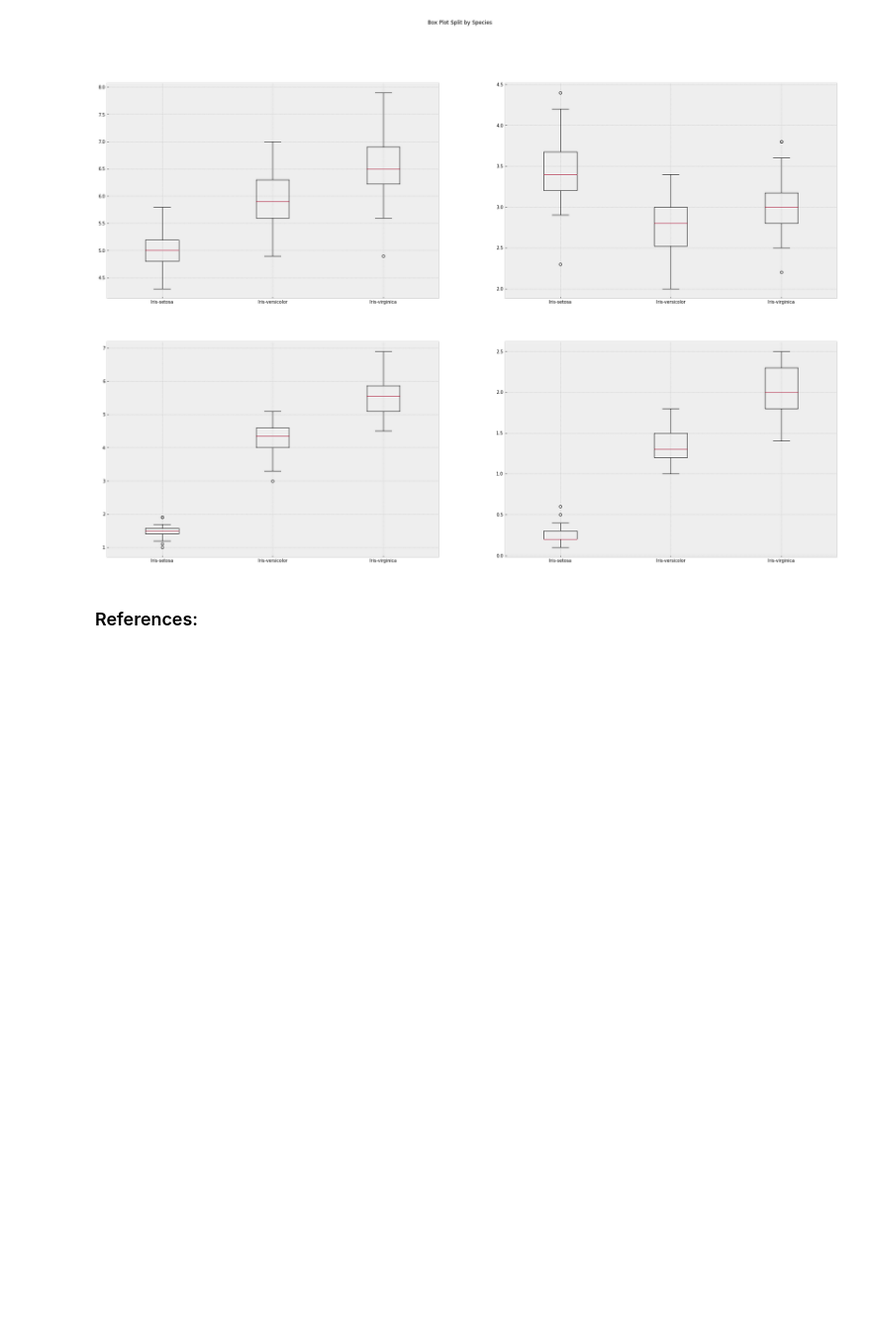
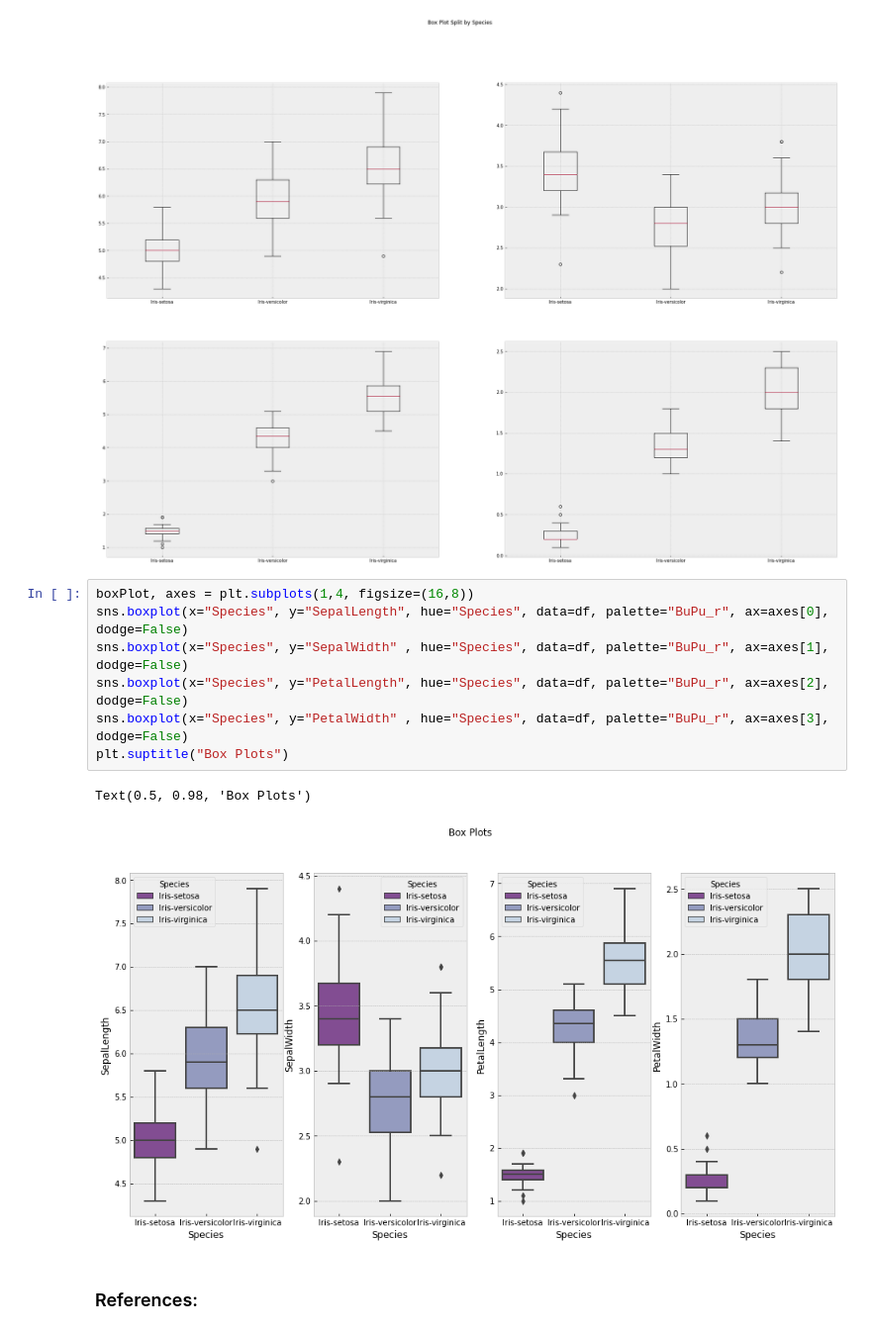
Before and after one commit to ShanePAustin/fundamentals-of-data-analysis, a Jupyter notebook: pyplot.ipynb, the cells around one changed output. Shown at 99% size. Drawn from its saved outputs; the diff is of its cells as text; blank space fills up the shorter version.

```diff
--- a/pyplot.ipynb
+++ b/pyplot.ipynb
@@ -624,6 +634,16 @@ plt.boxplot(PW, labels=labels)
 plt.show()
 # %% [output]
 [figure]
+# %%
+boxPlot, axes = plt.subplots(1,4, figsize=(16,8))
+sns.boxplot(x="Species", y="SepalLength", hue="Species", data=df, palette="BuPu_r", ax=axes[0], dodge=False)
+sns.boxplot(x="Species", y="SepalWidth" , hue="Species", data=df, palette="BuPu_r", ax=axes[1], dodge=False)
+sns.boxplot(x="Species", y="PetalLength", hue="Species", data=df, palette="BuPu_r", ax=axes[2], dodge=False)
+sns.boxplot(x="Species", y="PetalWidth" , hue="Species", data=df, palette="BuPu_r", ax=axes[3], dodge=False)
+plt.suptitle("Box Plots")
+# %% [output]
+Text(0.5, 0.98, 'Box Plots')
+[figure, added]
 # %% [markdown]
 ### References:
 # %% [markdown]
```
Also changed, not shown: parts of 6 cells of this notebook.
